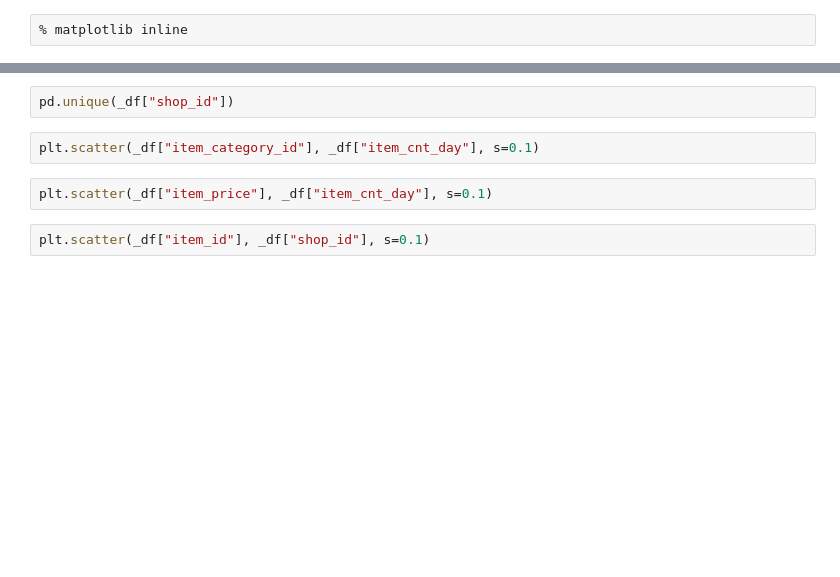
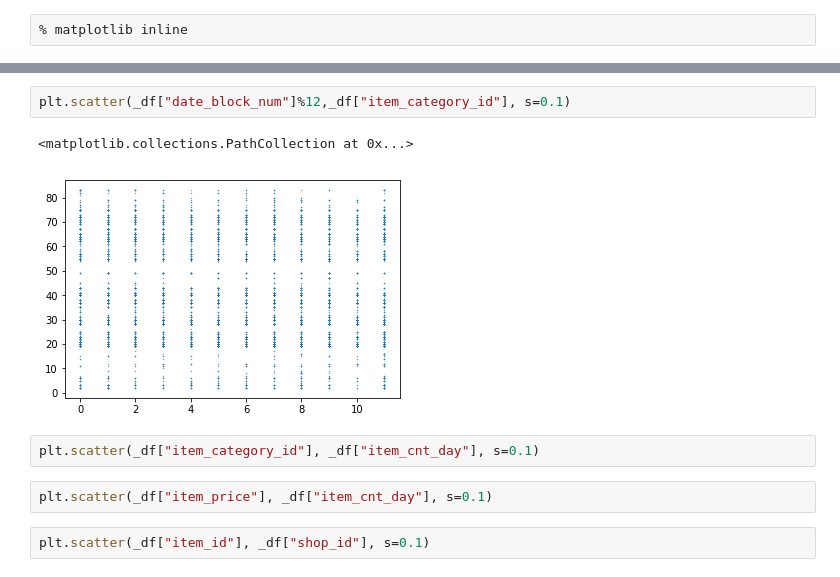
Before and after one commit to pFiT2700/sale_prediction, a Jupyter notebook: solution_sales.ipynb, the cells around one changed output, grey strips where cells are left out. Cells and saved outputs as stored; diff of their text form; blank space fills up the shorter version.

```diff
--- a/solution_sales.ipynb
+++ b/solution_sales.ipynb
@@ -57,5 +75,8 @@ plt.scatter(_df["shop_id"], _df["item_cnt_day"], s=0.1)
-# %%
-pd.unique(_df["shop_id"])
+# %%
+plt.scatter(_df["date_block_num"]%12,_df["item_category_id"], s=0.1)
+# %% [output]
+<matplotlib.collections.PathCollection at 0x...>
+[figure, added]
 # %%
 plt.scatter(_df["item_category_id"], _df["item_cnt_day"], s=0.1)
 # %%
```
Also changed, not shown: parts of 20 cells of this notebook.
